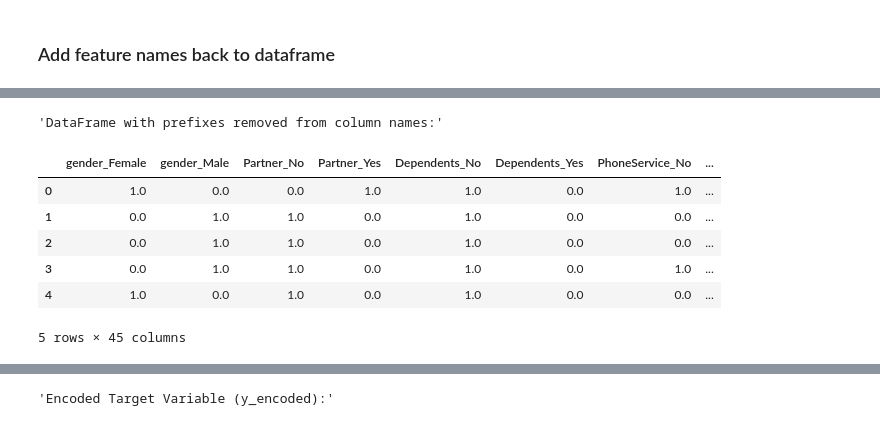
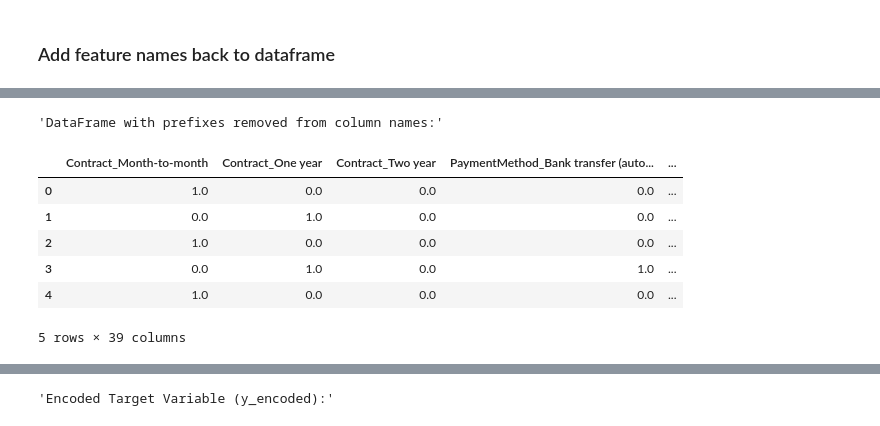
Before and after one commit to jacobalcu/Telco-Customer-Churn, a Jupyter notebook: Customer_Churn.ipynb, the cells around one changed output, grey strips where cells are left out. Drawn from its saved outputs; the diff is of its cells as text; code cells hidden in the pictures.

```diff
--- a/Customer_Churn.ipynb
+++ b/Customer_Churn.ipynb
@@ -278,7 +453,7 @@ plt.show()
 ## Separate X (features) and y (label or target)
 # %%
 # Separate features (X) by dropping the 'Churn' and 'customerID' columns
-X = df.drop(['Churn', 'customerID'], axis=1)
+X = df.drop(['Churn'], axis=1)
 
 # Separate the target variable (y)
 y = df['Churn']
@@ -324,8 +489,11 @@ Shape of y: (7043,)
 # %%
 # Identify categorical columns, excluding 'customerID'
-categorical_features = [col for col in X.columns if X[col].dtype == 'object' and col != 'customerID']
-numerical_features = [col for col in X.columns if X[col].dtype != 'object']
+categorical_features = [col for col in X.columns if X[col].dtype == 'object']
+numerical_features = [col for col in X.columns if X[col].dtype != 'object' and col != 'SeniorCitizen']
 
 # Select the categorical columns
 X_categorical = X[categorical_features]
 X_numerical = X[numerical_features]
+
+print(categorical_features)
+print(numerical_features)
@@ -332,5 +507,5 @@ X_numerical = X[numerical_features]
 # %%
-from sklearn.preprocessing import OneHotEncoder, LabelEncoder, StandardScaler
+from sklearn.preprocessing import OneHotEncoder, LabelEncoder, StandardScaler, OrdinalEncoder
 from sklearn.compose import ColumnTransformer
 from sklearn.impute import SimpleImputer # Import SimpleImputer
 from sklearn.pipeline import Pipeline # Import Pipeline
@@ -342,13 +517,35 @@ numerical_transformer = Pipeline(steps=[
     ('scaler', StandardScaler()) # Scale the features
 ])
 
+one_hot_features = [
+    'Contract',
+    'PaymentMethod',
+    'MultipleLines',
+    'InternetService',
+    'OnlineSecurity',
+    'OnlineBackup',
+    'DeviceProtection',
+    'TechSupport',
+    'StreamingTV',
+    'StreamingMovies'
+]
+
+label_features = [
+    'gender',
+    'Partner',
+    'Dependents',
+    'PaperlessBilling',
+    'PhoneService'
+]
+
 # Create a ColumnTransformer
 # It applies OneHotEncoder to the identified categorical features
 # It applies the numerical_transformer pipeline to numerical features
 # remainder='passthrough' is not needed if all columns are handled by transformers
 column_transformer = ColumnTransformer(
     transformers=[
-        ('cat', OneHotEncoder(handle_unknown='ignore', sparse_output=False), categorical_features),
+        ('cat', OneHotEncoder(handle_unknown='ignore', sparse_output=False), one_hot_features),
+        ('label', OrdinalEncoder(), label_features),
         ('num', numerical_transformer, numerical_features) # Use the numerical pipeline
     ],
     # We don't need remainder='passthrough' if all columns are in either cat or num features
@@ -361,7 +558,7 @@ X_transformed = column_transformer.fit_transform(X)
 # Display the categorical and numerical features lists to confirm
 print("Categorical Features to be encoded:")
 print(categorical_features)
-print("\nNumerical Features to be imputed and scaled:") # Update message
+print("\nNumerical Features to be imputed and scaled:")
 print(numerical_features)
 
 # The column_transformer is now ready to be used to fit and transform your X data.
@@ -405,29 +602,31 @@ Shape of the transformed DataFrame: (7043, 45)
 # %%
 # Create a dictionary to map old column names to new column names
 new_column_names = {}
 for col in X_transformed_df.columns:
     # Check for and remove 'cat__' prefix
     if col.startswith('cat__'):
         new_column_names[col] = col.replace('cat__', '')
     # Check for and remove 'remainder__' prefix
-    elif col.startswith('remainder__'):
-        new_column_names[col] = col.replace('remainder__', '')
+    elif col.startswith('label__'):
+        new_column_names[col] = col.replace('label__', '')
+    elif col.startswith('num__'):
+        new_column_names[col] = col.replace('num__', '')
     else:
         # Keep column name as is if no prefix is found (unlikely with ColumnTransformer output)
         new_column_names[col] = col
 
 # Rename the columns in the DataFrame
 X_transformed_df.rename(columns=new_column_names, inplace=True)
 
 # Display the first few rows with the updated column names
 display("DataFrame with prefixes removed from column names:")
 display(X_transformed_df.head())
 # %% [output]
 'DataFrame with prefixes removed from column names:'
-|  | gender_Female | gender_Male | Partner_No | Partner_Yes | Dependents_No | Dependents_Yes | PhoneService_No | ... |
-| 0 | 1.0 | 0.0 | 0.0 | 1.0 | 1.0 | 0.0 | 1.0 | ... |
-| 1 | 0.0 | 1.0 | 1.0 | 0.0 | 1.0 | 0.0 | 0.0 | ... |
-| 2 | 0.0 | 1.0 | 1.0 | 0.0 | 1.0 | 0.0 | 0.0 | ... |
-| 3 | 0.0 | 1.0 | 1.0 | 0.0 | 1.0 | 0.0 | 1.0 | ... |
-| 4 | 1.0 | 0.0 | 1.0 | 0.0 | 1.0 | 0.0 | 0.0 | ... |
+|  | Contract_Month-to-month | Contract_One year | Contract_Two year | PaymentMethod_Bank transfer (auto... | ... |
+| 0 | 1.0 | 0.0 | 0.0 | 0.0 | ... |
+| 1 | 0.0 | 1.0 | 0.0 | 0.0 | ... |
+| 2 | 1.0 | 0.0 | 0.0 | 0.0 | ... |
+| 3 | 0.0 | 1.0 | 0.0 | 1.0 | ... |
+| 4 | 1.0 | 0.0 | 0.0 | 0.0 | ... |
-5 rows × 45 columns
+5 rows × 39 columns
```
Also changed, not shown: parts of 98 cells of this notebook.
